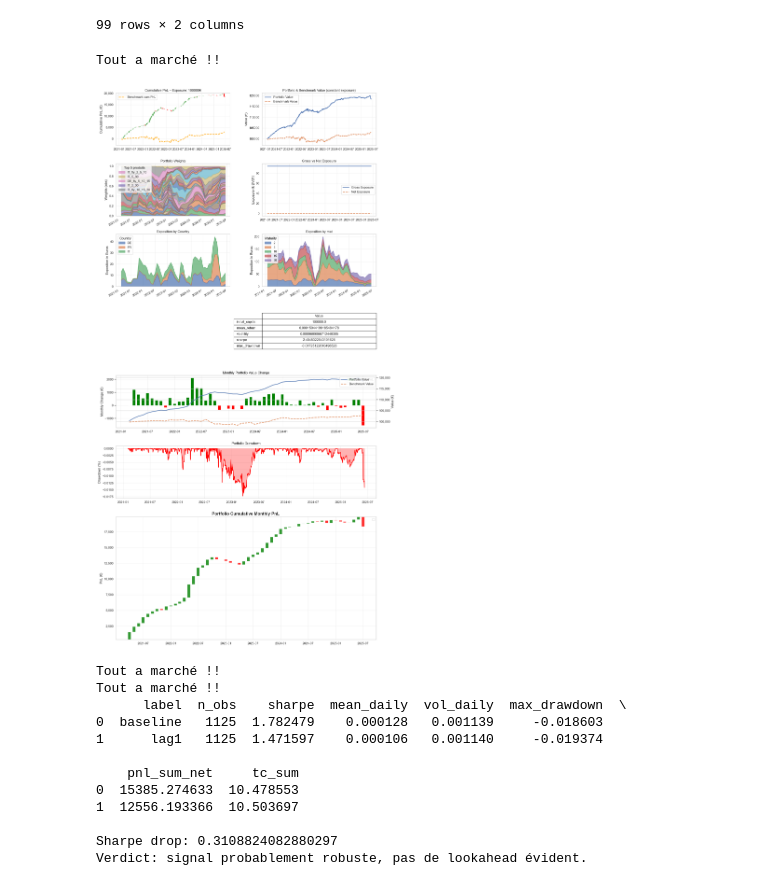
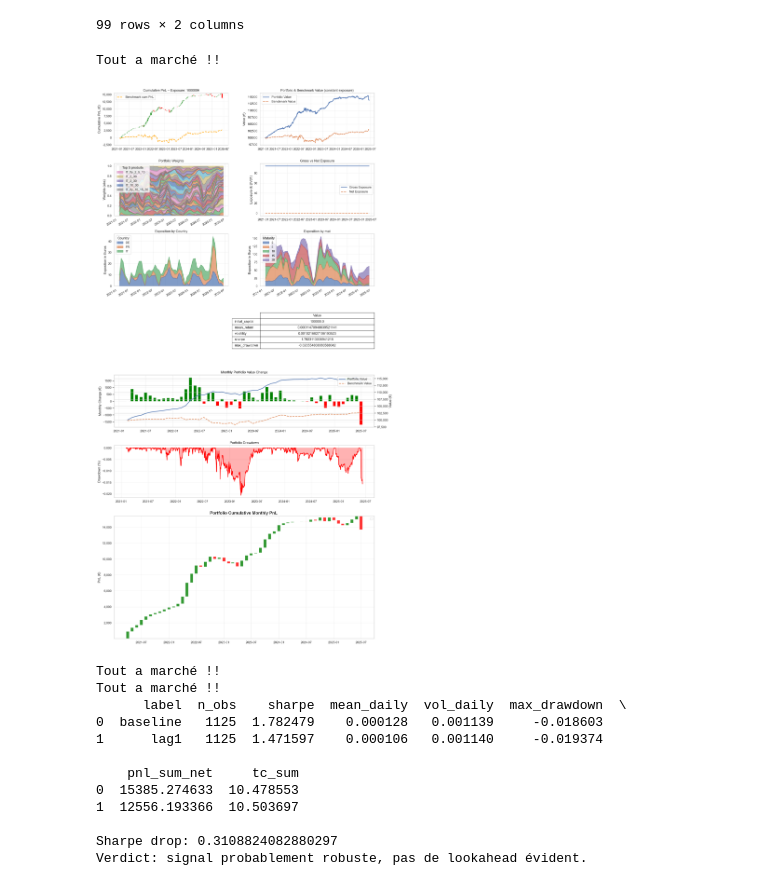
Before and after one commit to pradosth0/Markowitz_based_portfolio_allocation, a Jupyter notebook: pf_bond.ipynb, the cells around one changed output. Cells and saved outputs as stored; diff of their text form; code cells hidden in the pictures.

```diff
--- a/pf_bond.ipynb
+++ b/pf_bond.ipynb
@@ -1671,31 +1673,31 @@ df_weights
 # %%
 start_date = "2021-01-01"
 end_date   = "2025-06-10"
 
 
 tspf = TimeSeriesPortfolio(
     data=long_new,
     start_date="2021-01-01",
     end_date="2025-06-10",
     rebalance_freq="1M",
     long_only=False,
     lamb=0.2,
     benchmark="ew",
     span=5,
     delta=0.1,
-    tc_gamma=2000,   # intensité des coûts dans l’optimisation
+    tc_gamma=1000,   # intensité des coûts dans l’optimisation
     initial_weights= df_weights["weight"]
 )
 tspf.dv01_by_product = dv01_by_product
 
 
 tspf.generate_portfolios()
 
 viz = PortfolioDashboardVisualizer(tspf)
 viz.plot_dashboard()
 # %% [output]
 Tout a marché !!
-[figure, old version]
+[figure, new version]
 # %%
 # =========================
 # Anti-lookahead test (A/B)
```
Also changed, not shown: parts of 9 cells of this notebook.
